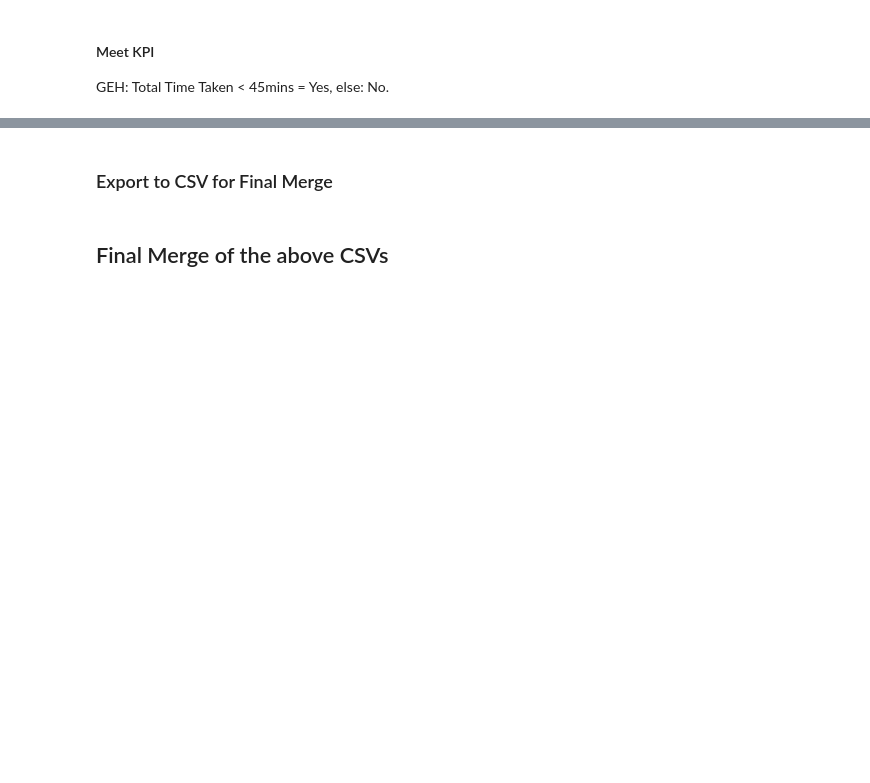
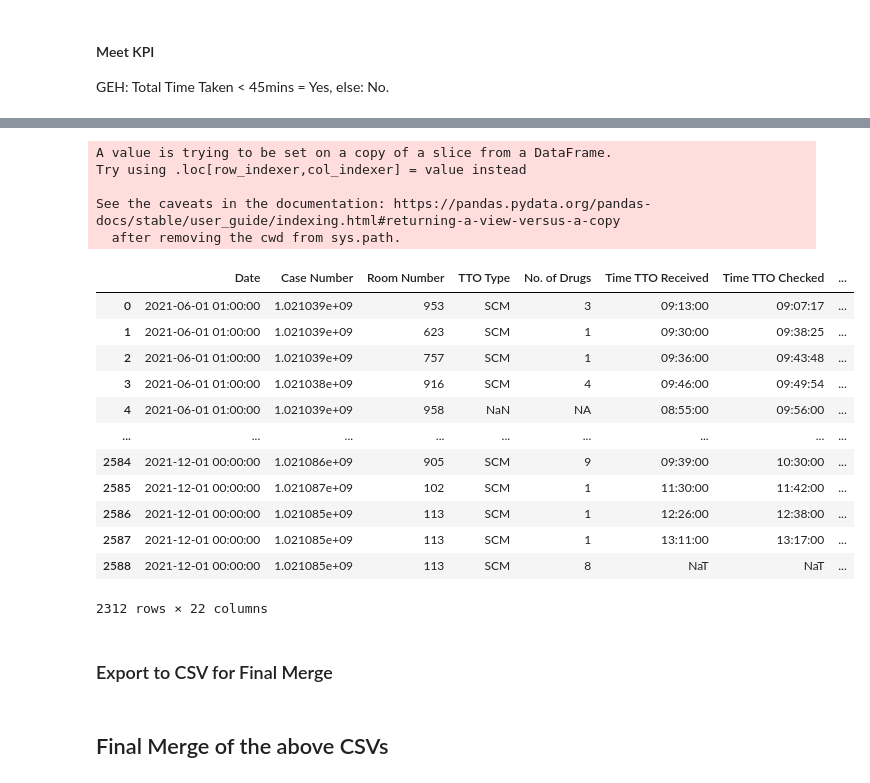
Before and after one commit to RoystonCXW/IS447---Smart-Healthcare, a Jupyter notebook: IS447/System/Data/Pharmacy Dept/Data Cleaning/GEH_Cleaning.ipynb, the cells around one changed output, grey strips where cells are left out. Saved outputs shown, nothing was run; the diff lists cells and outputs as text; code cells hidden in the pictures; blank space fills up the shorter version.

```diff
--- a/IS447/System/Data/Pharmacy Dept/Data Cleaning/GEH_Cleaning.ipynb
+++ b/IS447/System/Data/Pharmacy Dept/Data Cleaning/GEH_Cleaning.ipynb
@@ -519,0 +705,2 @@ See the caveats in the documentation: https://pandas.pydata.org/pandas-docs/stab
+# %%
+df3['No. of Drugs'].replace(np.nan, 'NA', inplace = True)
@@ -584,9 +776,9 @@ dtype: int64
 GEH: Total Time Taken < 45mins = Yes, else: No.
 # %%
 def f(row):
-    if row['Overall Time Taken (mins)'] >= 45:
+    if row['Overall Time Taken (mins)'] > 45:
         val = "No"
-    elif row['Overall Time Taken (mins)'] > 0 and row['Overall Time Taken (mins)'] < 45:
+    elif row['Overall Time Taken (mins)'] > 0 and row['Overall Time Taken (mins)'] <= 45:
         val = "Yes"
     else:
         val = 'NA'
@@ -617,0 +816,4 @@ df3
+# %%
+df3["Time TTO Received"]  = pd.to_datetime(df3["Time TTO Received"] , infer_datetime_format=True, errors='coerce')
+df3["Time TTO Reached"]  = pd.to_datetime(df3["Time TTO Reached"] , infer_datetime_format=True, errors='coerce')
+df3["Time TTO Counselled"]  = pd.to_datetime(df3["Time TTO Counselled"] , infer_datetime_format=True, errors='coerce')
@@ -617,0 +836,4 @@ df3
+# %%
+df3["Time TTO Received"]  = df3['Time TTO Received'].dt.time
+df3["Time TTO Reached"]  = df3['Time TTO Reached'].dt.time
+df3["Time TTO Counselled"]  = df3['Time TTO Counselled'].dt.time
@@ -618,3 +856,29 @@ df3
+# %%
+df3['Office Hours'] = np.where(df3['Time TTO Received'].isnull() | df3['Time TTO Reached'].isnull() , 'NA',
+                            np.where(  ((df3['Time TTO Received'] >= datetime.strptime('08:30:00', '%H:%M:%S').time()  ) &
+                                        (df3['Time TTO Reached'] <= datetime.strptime('17:00:00', '%H:%M:%S').time() )),
+                                        'Yes', 'No'))
+
+df3
+# %% [output]
+A value is trying to be set on a copy of a slice from a DataFrame.
+Try using .loc[row_indexer,col_indexer] = value instead
+
+See the caveats in the documentation: https://pandas.pydata.org/pandas-docs/stable/user_guide/indexing.html#returning-a-view-versus-a-copy
+  after removing the cwd from sys.path.
+|  | Date | Case Number | Room Number | TTO Type | No. of Drugs | Time TTO Received | Time TTO Checked | ... |
+| 0 | 2021-06-01 01:00:00 | 1.021039e+09 | 953 | SCM | 3 | 09:13:00 | 09:07:17 | ... |
+| 1 | 2021-06-01 01:00:00 | 1.021039e+09 | 623 | SCM | 1 | 09:30:00 | 09:38:25 | ... |
+| 2 | 2021-06-01 01:00:00 | 1.021039e+09 | 757 | SCM | 1 | 09:36:00 | 09:43:48 | ... |
+| 3 | 2021-06-01 01:00:00 | 1.021038e+09 | 916 | SCM | 4 | 09:46:00 | 09:49:54 | ... |
+| 4 | 2021-06-01 01:00:00 | 1.021039e+09 | 958 | NaN | NA | 08:55:00 | 09:56:00 | ... |
+| ... | ... | ... | ... | ... | ... | ... | ... | ... |
+| 2584 | 2021-12-01 00:00:00 | 1.021086e+09 | 905 | SCM | 9 | 09:39:00 | 10:30:00 | ... |
+| 2585 | 2021-12-01 00:00:00 | 1.021087e+09 | 102 | SCM | 1 | 11:30:00 | 11:42:00 | ... |
+| 2586 | 2021-12-01 00:00:00 | 1.021085e+09 | 113 | SCM | 1 | 12:26:00 | 12:38:00 | ... |
+| 2587 | 2021-12-01 00:00:00 | 1.021085e+09 | 113 | SCM | 1 | 13:11:00 | 13:17:00 | ... |
+| 2588 | 2021-12-01 00:00:00 | 1.021085e+09 | 113 | SCM | 8 | NaT | NaT | ... |
+2312 rows × 22 columns
 # %% [markdown]
 ### Export to CSV for Final Merge
 # %%
```
Also changed, not shown: parts of 49 cells of this notebook, 1 other file.
